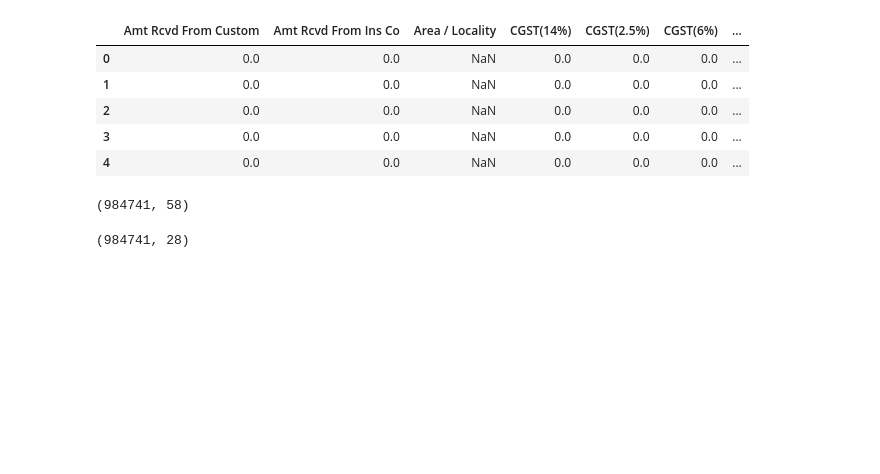
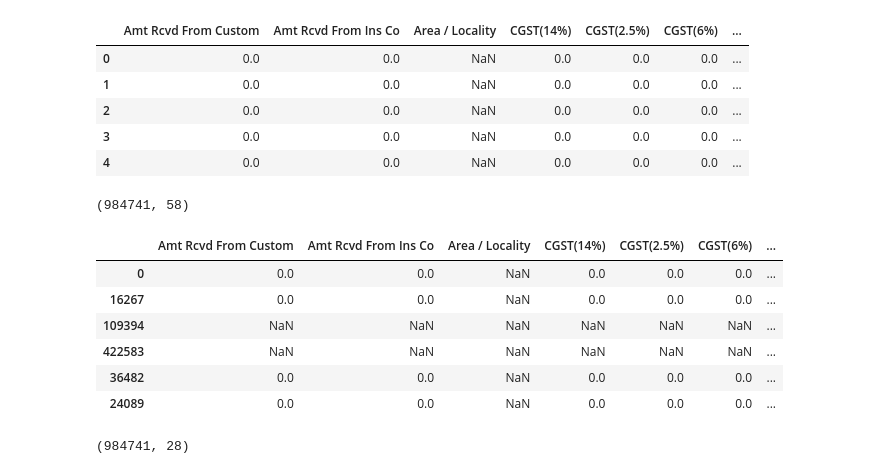
Before and after one commit to shailendrajain2892/Mahindra-First-Choice-Capstone-Project, a Jupyter notebook: Capstone_Mahindra_First_Choice.ipynb, the cells around one changed output. Saved outputs shown, nothing was run; the diff lists cells and outputs as text; code cells hidden in the pictures; blank space fills up the shorter version.

```diff
--- a/Capstone_Mahindra_First_Choice.ipynb
+++ b/Capstone_Mahindra_First_Choice.ipynb
@@ -209,6 +209,16 @@ invoice_full_data.head()
 invoice_full_data.shape
 # %% [output]
 (984741, 58)
+# %%
+invoice_full_data[invoice_full_data['Customer No.']=='E14006']
+# %% [output]
+|  | Amt Rcvd From Custom | Amt Rcvd From Ins Co | Area / Locality | CGST(14%) | CGST(2.5%) | CGST(6%) | ... |
+| 0 | 0.0 | 0.0 | NaN | 0.0 | 0.0 | 0.0 | ... |
+| 16267 | 0.0 | 0.0 | NaN | 0.0 | 0.0 | 0.0 | ... |
+| 109394 | NaN | NaN | NaN | NaN | NaN | NaN | ... |
+| 422583 | NaN | NaN | NaN | NaN | NaN | NaN | ... |
+| 36482 | 0.0 | 0.0 | NaN | 0.0 | 0.0 | 0.0 | ... |
+| 24089 | 0.0 | 0.0 | NaN | 0.0 | 0.0 | 0.0 | ... |
 # %%
 columns_to_be_removed = invoice_full_data.isnull().sum()[invoice_full_data.isnull().sum().sort_values() > 29178].index
 # %%
```
Also changed, not shown: parts of 89 cells of this notebook.
